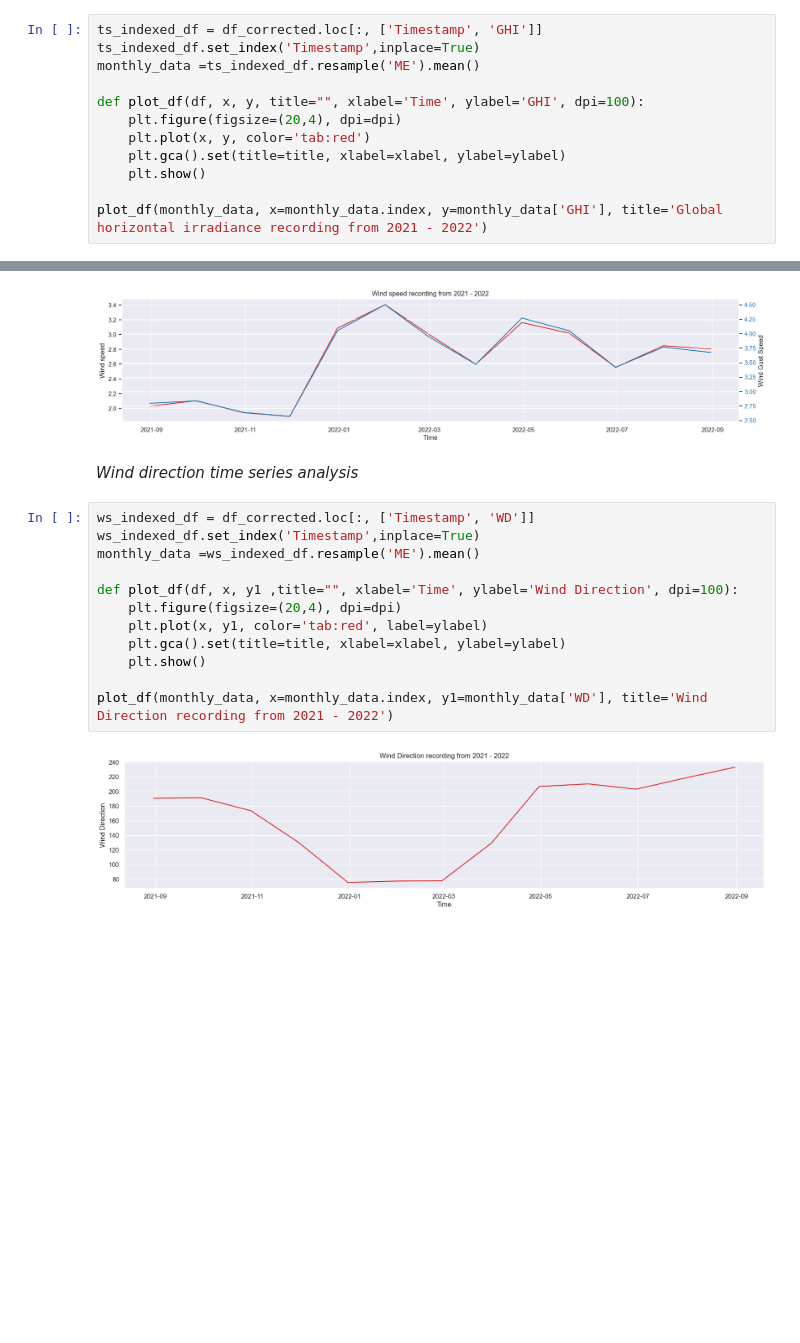
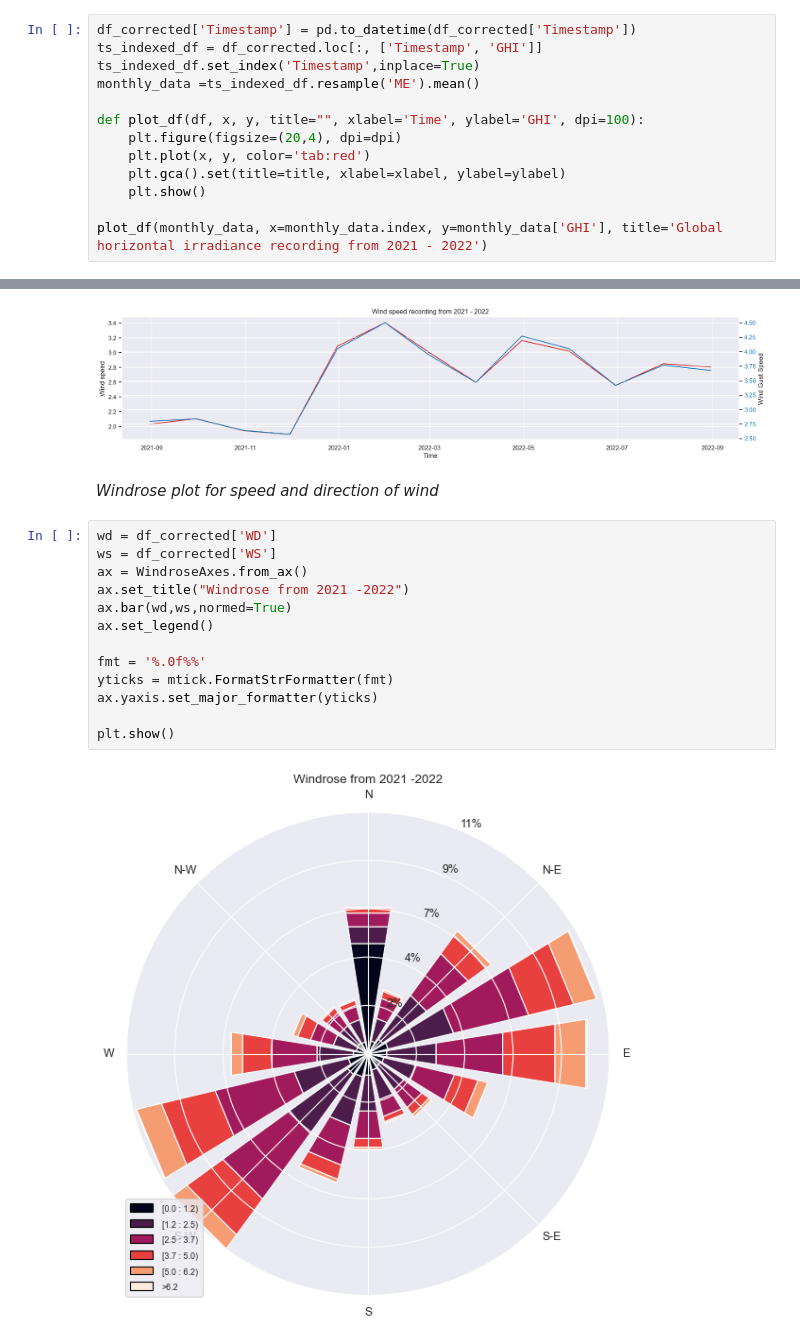
Before and after one commit to KalTadesse9/project_moonlight, a Jupyter notebook: notebooks/AnalysisOnSolarRadiations_Benin.ipynb, the cells around one changed output, grey strips where cells are left out. Saved outputs shown, nothing was run; the diff lists cells and outputs as text; blank space fills up the shorter version.

```diff
--- a/notebooks/AnalysisOnSolarRadiations_Benin.ipynb
+++ b/notebooks/AnalysisOnSolarRadiations_Benin.ipynb
@@ -229,6 +231,7 @@ df_corrected.shape
 # %% [markdown]
 _GHI across Time_
 # %%
+df_corrected['Timestamp'] = pd.to_datetime(df_corrected['Timestamp'])
 ts_indexed_df = df_corrected.loc[:, ['Timestamp', 'GHI']]
 ts_indexed_df.set_index('Timestamp',inplace=True)
 monthly_data =ts_indexed_df.resample('ME').mean()
@@ -325,18 +333,19 @@ plot_df(monthly_data, x=monthly_data.index, y1=monthly_data['WS'],y2=monthly_dat
 # %% [output]
 [figure]
 # %% [markdown]
-_Wind direction time series analysis_
+_Windrose plot for speed and direction of wind_
-# %%
-ws_indexed_df = df_corrected.loc[:, ['Timestamp', 'WD']]
-ws_indexed_df.set_index('Timestamp',inplace=True)
-monthly_data =ws_indexed_df.resample('ME').mean()
-
-def plot_df(df, x, y1 ,title="", xlabel='Time', ylabel='Wind Direction', dpi=100):
-    plt.figure(figsize=(20,4), dpi=dpi)
-    plt.plot(x, y1, color='tab:red', label=ylabel)
-    plt.gca().set(title=title, xlabel=xlabel, ylabel=ylabel)
-    plt.show()
-
-plot_df(monthly_data, x=monthly_data.index, y1=monthly_data['WD'], title='Wind Direction recording from 2021 - 2022')
-# %% [output]
-[figure, removed]
+# %%
+wd = df_corrected['WD']
+ws = df_corrected['WS']
+ax = WindroseAxes.from_ax()
+ax.set_title("Windrose from 2021 -2022")
+ax.bar(wd,ws,normed=True)
+ax.set_legend()
+
+fmt = '%.0f%%'
+yticks = mtick.FormatStrFormatter(fmt)
+ax.yaxis.set_major_formatter(yticks)
+
+plt.show()
+# %% [output]
+[figure, added]
```
Also changed, not shown: parts of 16 cells of this notebook.
